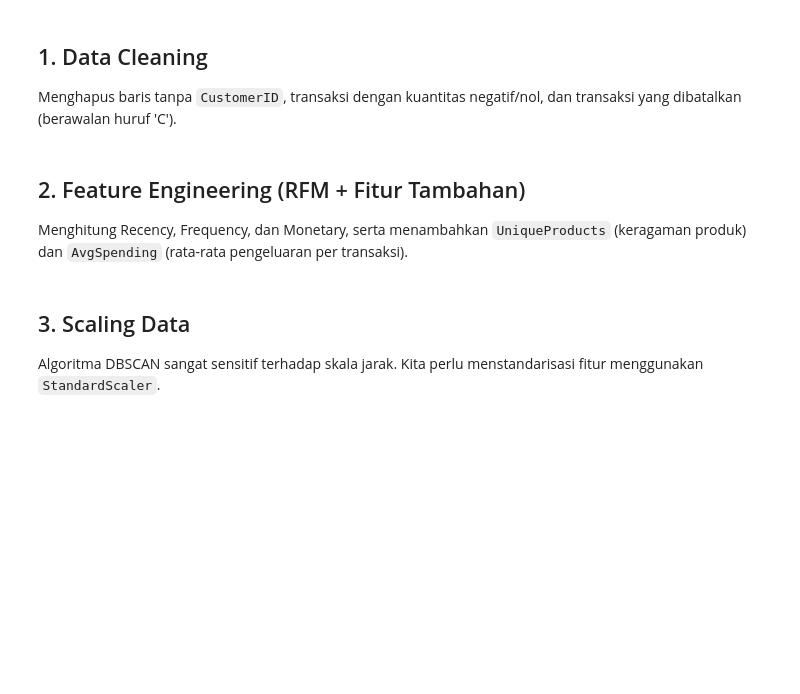
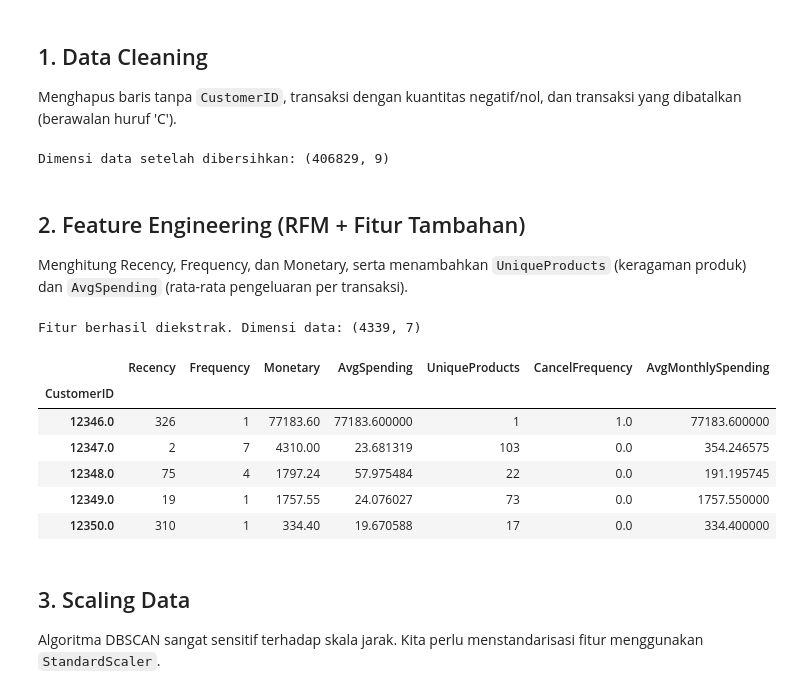
Before and after one commit to nplrahman922/Customer-segmentation-in-the-digital-marketing-ML-Final-Project-, a Jupyter notebook: notebooks/01_eda_and_preprocessing.ipynb, the cells around one changed output. Cells and saved outputs as stored; diff of their text form; code cells hidden in the pictures; blank space fills up the shorter version.

```diff
--- a/notebooks/01_eda_and_preprocessing.ipynb
+++ b/notebooks/01_eda_and_preprocessing.ipynb
@@ -37,35 +48,60 @@ Menghapus baris tanpa `CustomerID`, transaksi dengan kuantitas negatif/nol, dan
 # %%
 # Hapus missing values pada CustomerID
 df_clean = df.dropna(subset=['CustomerID']).copy()
-
-# Hapus transaksi batal dan kuantitas negatif
 df_clean['InvoiceNo'] = df_clean['InvoiceNo'].astype(str)
-df_clean = df_clean[~df_clean['InvoiceNo'].str.startswith('C')]
-df_clean = df_clean[df_clean['Quantity'] > 0]
+df_clean['InvoiceDate'] = pd.to_datetime(df_clean['InvoiceDate'])
+df_clean['TotalPrice'] = df_clean['Quantity'] * df_clean['UnitPrice']
 
 print(f"Dimensi data setelah dibersihkan: {df_clean.shape}")
+# %% [output]
+Dimensi data setelah dibersihkan: (406829, 9)
 # %% [markdown]
 ## 2. Feature Engineering (RFM + Fitur Tambahan)
 Menghitung Recency, Frequency, dan Monetary, serta menambahkan `UniqueProducts` (keragaman produk) dan `AvgSpending` (rata-rata pengeluaran per transaksi).
 # %%
-# Konversi tanggal dan hitung TotalPrice
-df_clean['InvoiceDate'] = pd.to_datetime(df_clean['InvoiceDate'])
-df_clean['TotalPrice'] = df_clean['Quantity'] * df_clean['UnitPrice']
+# a. Ekstraksi Fitur Pembatalan (Indikator Keraguan Pelanggan)
+df_clean['IsCanceled'] = df_clean['InvoiceNo'].str.startswith('C')
+cancellations = df_clean[df_clean['IsCanceled']].groupby('CustomerID')['InvoiceNo'].nunique().reset_index()
+cancellations.columns = ['CustomerID', 'CancelFrequency']
 
-# Tanggal referensi untuk Recency (1 hari setelah transaksi terakhir)
-snapshot_date = df_clean['InvoiceDate'].max() + timedelta(days=1)
+# b. Filter data sukses untuk RFM dasar
+df_success = df_clean[(~df_clean['IsCanceled']) & (df_clean['Quantity'] > 0)].copy()
+snapshot_date = df_success['InvoiceDate'].max() + timedelta(days=1)
 
-# Agregasi tingkat Customer
-customer_df = df_clean.groupby('CustomerID').agg({
-    'InvoiceDate': lambda x: (snapshot_date - x.max()).days, # Recency
-    'InvoiceNo': 'nunique',                                  # Frequency
-    'TotalPrice': ['sum', 'mean'],                           # Monetary & AvgSpending
-    'StockCode': 'nunique'                                   # UniqueProducts
-})
+# c. Agregasi RFM dan Fitur Lanjutan
+customer_df = df_success.groupby('CustomerID').agg(
+    Recency=('InvoiceDate', lambda x: (snapshot_date - x.max()).days),
+    Frequency=('InvoiceNo', 'nunique'),
+    Monetary=('TotalPrice', 'sum'),
+    AvgSpending=('TotalPrice', 'mean'),
+    UniqueProducts=('StockCode', 'nunique'),
+    FirstPurchase=('InvoiceDate', 'min'),
+    LastPurchase=('InvoiceDate', 'max')
+).reset_index()
 
-# Merapikan nama kolom multi-level
-customer_df.columns = ['Recency', 'Frequency', 'Monetary', 'AvgSpending', 'UniqueProducts']
-customer_df.head()
+# d. Penggabungan & Perhitungan Rata-rata Bulanan
+customer_df = customer_df.merge(cancellations, on='CustomerID', how='left')
+customer_df['CancelFrequency'] = customer_df['CancelFrequency'].fillna(0)
+
+# Hitung umur pelanggan dalam bulan (minimal 1 bulan)
+customer_df['CustomerAgeMonths'] = ((customer_df['LastPurchase'] - customer_df['FirstPurchase']).dt.days / 30).clip(lower=1)
+customer_df['AvgMonthlySpending'] = customer_df['Monetary'] / customer_df['CustomerAgeMonths']
+
+# Drop kolom waktu yang tidak digunakan
+customer_df = customer_df.drop(columns=['FirstPurchase', 'LastPurchase', 'CustomerAgeMonths'])
+customer_df.set_index('CustomerID', inplace=True)
+
+print("Fitur berhasil diekstrak. Dimensi data:", customer_df.shape)
+display(customer_df.head())
+# %% [output]
+Fitur berhasil diekstrak. Dimensi data: (4339, 7)
+|  | Recency | Frequency | Monetary | AvgSpending | UniqueProducts | CancelFrequency | AvgMonthlySpending |
+| CustomerID |  |  |  |  |  |  |  |
+| 12346.0 | 326 | 1 | 77183.60 | 77183.600000 | 1 | 1.0 | 77183.600000 |
+| 12347.0 | 2 | 7 | 4310.00 | 23.681319 | 103 | 0.0 | 354.246575 |
+| 12348.0 | 75 | 4 | 1797.24 | 57.975484 | 22 | 0.0 | 191.195745 |
+| 12349.0 | 19 | 1 | 1757.55 | 24.076027 | 73 | 0.0 | 1757.550000 |
+| 12350.0 | 310 | 1 | 334.40 | 19.670588 | 17 | 0.0 | 334.400000 |
 # %% [markdown]
 ## 3. Scaling Data
 Algoritma DBSCAN sangat sensitif terhadap skala jarak. Kita perlu menstandarisasi fitur menggunakan `StandardScaler`.
```
Also changed, not shown: parts of 8 cells of this notebook, 3 other files.
